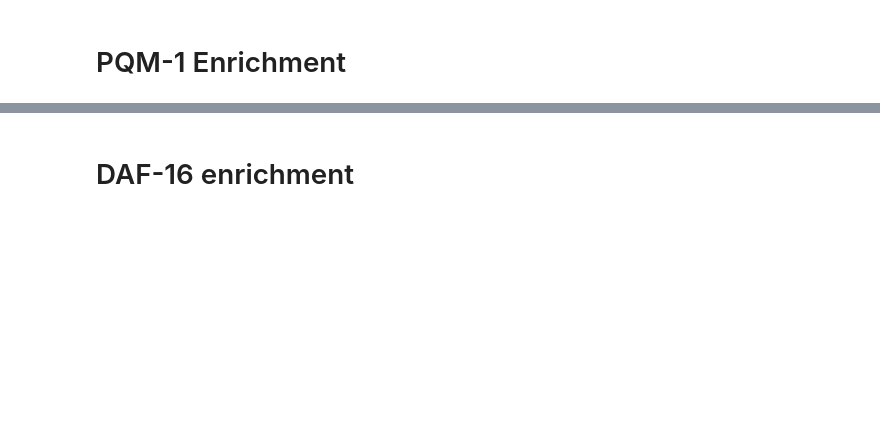
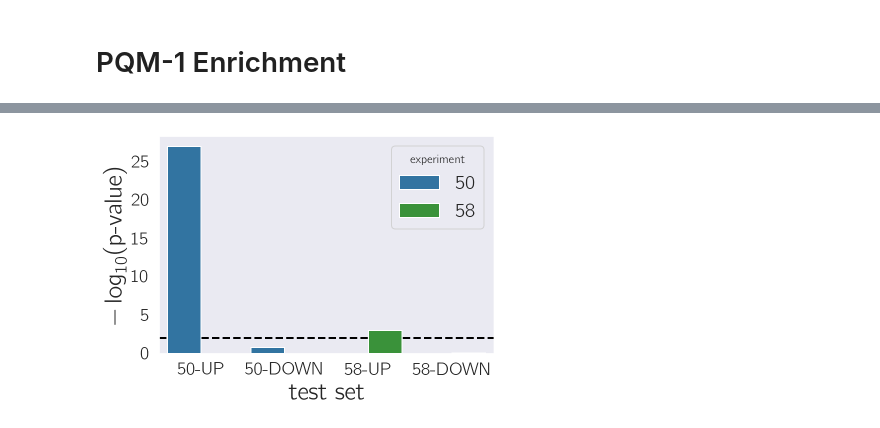
Before and after one commit to dangeles/Ascr10xomics, a Jupyter notebook: notebooks/03_PositionalEffects_HypothesisTesting.ipynb, the cells around one changed output, grey strips where cells are left out. Cells and saved outputs as stored; diff of their text form; code cells hidden in the pictures; blank space fills up the shorter version.

Commit message:
notebook cleanup. no changes to main results, and no significant changes in general

```diff
--- a/notebooks/03_PositionalEffects_HypothesisTesting.ipynb
+++ b/notebooks/03_PositionalEffects_HypothesisTesting.ipynb
@@ -174,2 +206,0 @@ test_enrichment_by_direction()
-# %% [markdown]
-# DAF-16 enrichment
@@ -183,0 +207,13 @@ test_enrichment_by_direction(test='daf16')
+# %%
+colors = {'58': 'tab:green', '50': 'tab:blue'}
+enrichment_results = pd.DataFrame([[10 ** -27, .18, 0.0011, 0.84]], columns=['50-UP', '50-DOWN', '58-UP', '58-DOWN'], index=['p-values'])
+
+enrichment_results = enrichment_results.melt(var_name='test set', value_name='pvalue')
+enrichment_results['experiment'] = enrichment_results['test set'].str.split('-', expand=True)[0]
+enrichment_results['neglogpval'] = -enrichment_results.pvalue.apply(np.log10)
+sns.barplot(x="test set", y="neglogpval", data=enrichment_results, hue='experiment', palette=colors)
+plt.axhline(2, ls='--', color='black', zorder=0)
+plt.ylabel('$-\log_{10}($' + 'p-value' + '$)$')
+plt.savefig('../figs/pvalues_pqm1.svg', bbox_inches='tight')
+# %% [output]
+[figure, added]
```
Also changed, not shown: parts of 10 cells of this notebook, 11 other files.
